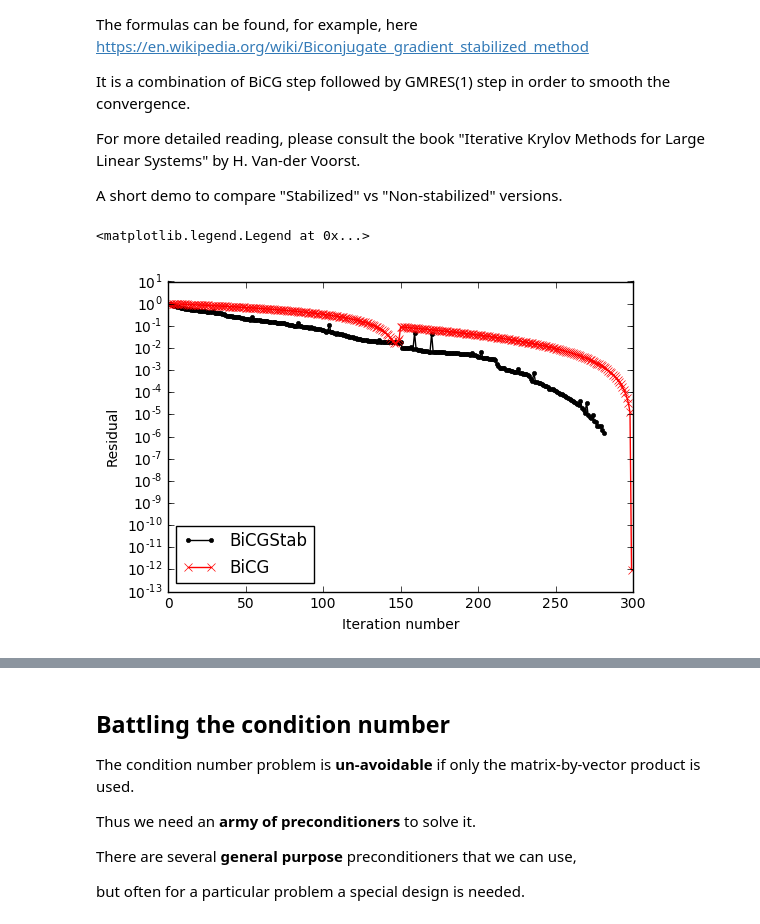
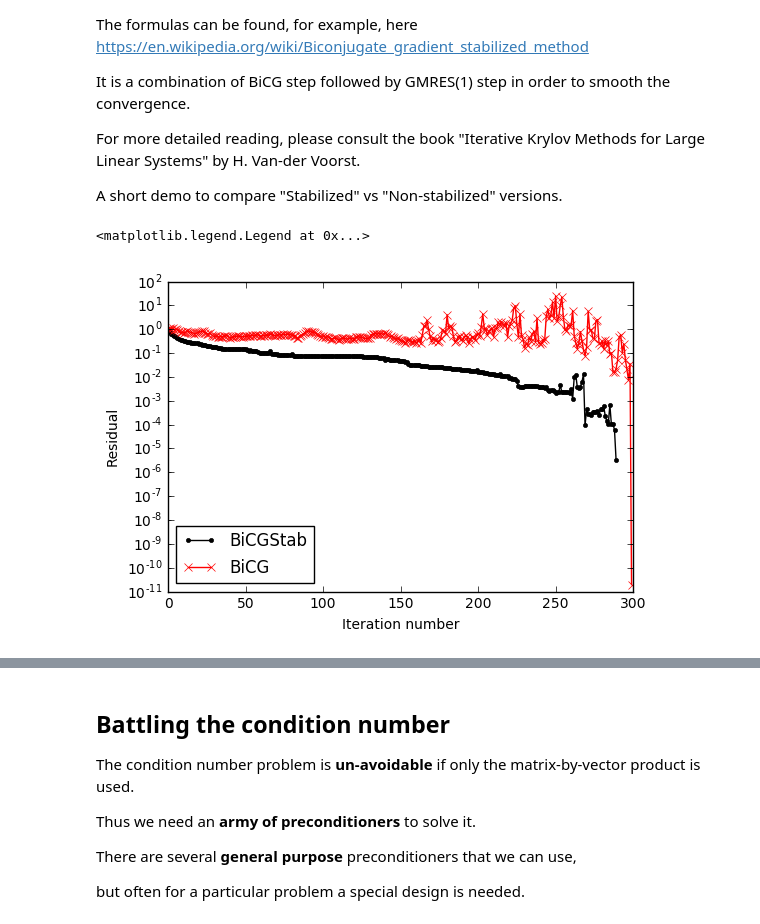
Before and after one commit to oseledets/nla2016, a Jupyter notebook: lectures/lecture-12.ipynb, the cells around one changed output, grey strips where cells are left out. Cells and saved outputs as stored; diff of their text form; code cells hidden in the pictures.

```diff
--- a/lectures/lecture-12.ipynb
+++ b/lectures/lecture-12.ipynb
@@ -206,33 +206,33 @@ import scipy as sp
 n = 300
 ex = np.ones(n);
 lp1 = -sp.sparse.spdiags(np.vstack((ex,  -(2 + 1./n)*ex, (1 + 1./n) * ex)), [-1, 0, 1], n, n, 'csr');
-rhs = np.ones(n)
+rhs = np.random.randn(n)
 ee = sp.sparse.eye(n)
 
 #lp2 = sp.kron(lp1, ee) + sp.kron(ee, lp1)
 #rhs = np.ones(n * n)
 res_all_bicg = []
 res_all_bicgstab = []
 
 def my_print3(x):
     res_all_bicg.append(np.linalg.norm(lp1.dot(x) - rhs))
 
 def my_print2(x): #For BiCGStab they have another callback, please rewrite
     res_all_bicgstab.append(np.linalg.norm(lp1.dot(x) - rhs))
 
 #res_all_bicg = np.array(res_all_bicg)
 sol2 = scipy.sparse.linalg.bicg(lp1, rhs, x0=np.zeros(n), callback=my_print3)
 sol2 = scipy.sparse.linalg.bicgstab(lp1, rhs, x0=np.zeros(n), callback=my_print2)
 res_all_bicg = np.array(res_all_bicg)/res_all_bicg[0]
 res_all_bicgstab = np.array(res_all_bicgstab)/res_all_bicgstab[0]
 
 lim = 350
 plt.semilogy(res_all_bicgstab[:lim], marker='.',color='k', label='BiCGStab')
 plt.semilogy(res_all_bicg[:lim], marker='x',color='r', label='BiCG')
-b
+
 plt.xlabel('Iteration number')
 plt.ylabel('Residual')
 plt.legend(loc='best')
 # %% [output]
 <matplotlib.legend.Legend at 0x...>
-[figure, old version]
+[figure, new version]
```
Also changed, not shown: parts of 2 cells of this notebook, 1 other file.
